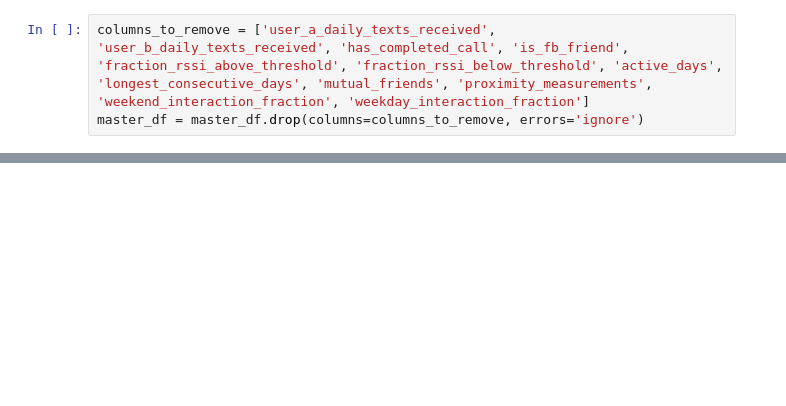
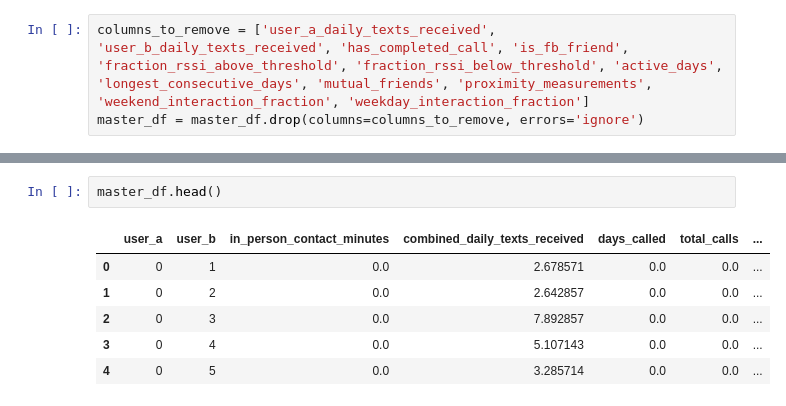
Before and after one commit to ucd-cosmos-data/26-the-deep-learners-analysis, a Jupyter notebook: FinalProject/notebooks/csvMerge.ipynb, the cells around one changed output, grey strips where cells are left out. Drawn from its saved outputs; the diff is of its cells as text; blank space fills up the shorter version.

```diff
--- a/FinalProject/notebooks/csvMerge.ipynb
+++ b/FinalProject/notebooks/csvMerge.ipynb
@@ -413,3 +747,12 @@ Total number of columns: 23
+# %%
+master_df.head()
+# %% [output]
+|  | user_a | user_b | in_person_contact_minutes | combined_daily_texts_received | days_called | total_calls | ... |
+| 0 | 0 | 1 | 0.0 | 2.678571 | 0.0 | 0.0 | ... |
+| 1 | 0 | 2 | 0.0 | 2.642857 | 0.0 | 0.0 | ... |
+| 2 | 0 | 3 | 0.0 | 7.892857 | 0.0 | 0.0 | ... |
+| 3 | 0 | 4 | 0.0 | 5.107143 | 0.0 | 0.0 | ... |
+| 4 | 0 | 5 | 0.0 | 3.285714 | 0.0 | 0.0 | ... |
 # %%
 print(master_df.head())
 # %% [output]
```
Also changed, not shown: parts of 9 cells of this notebook.
